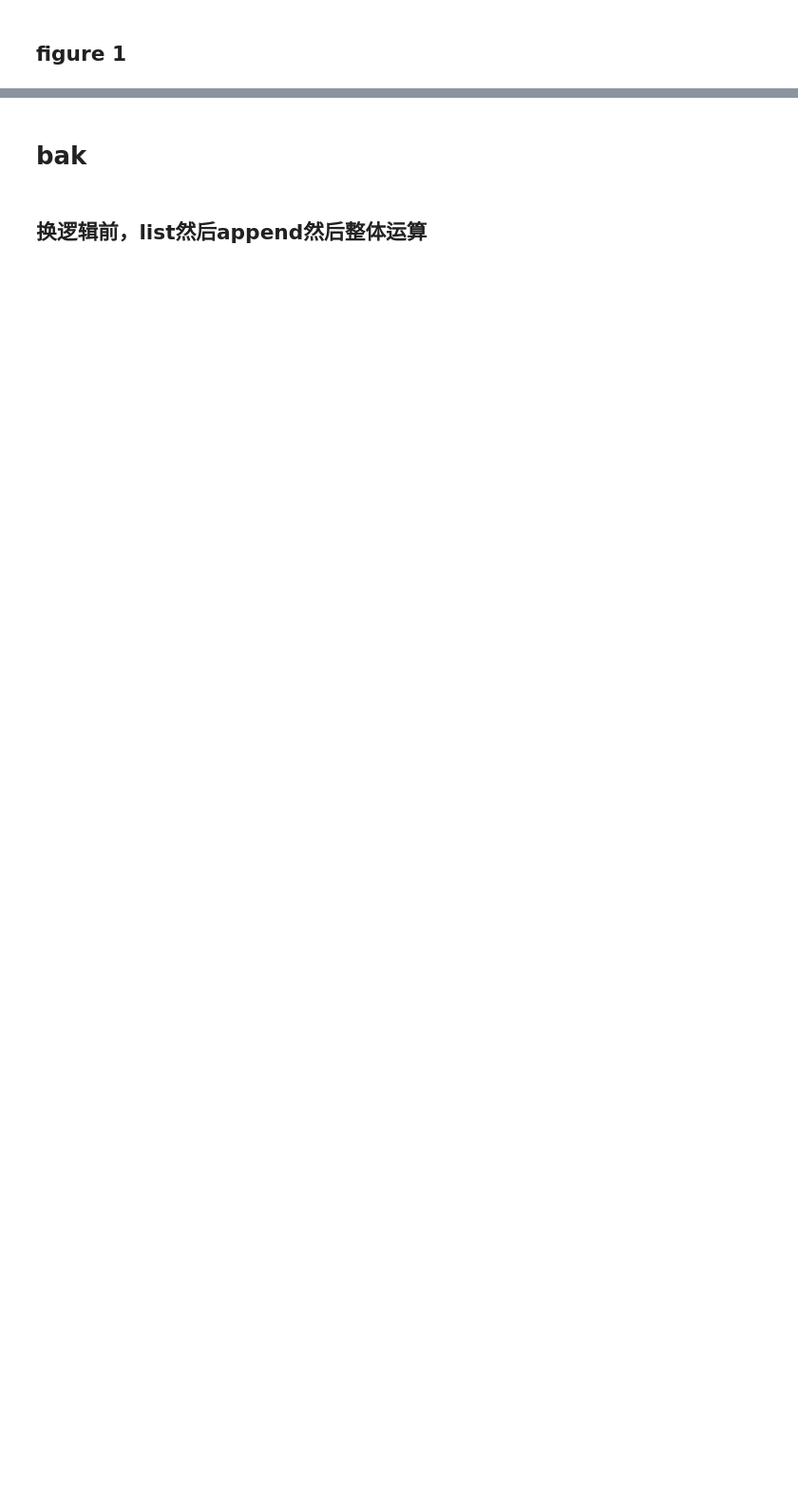
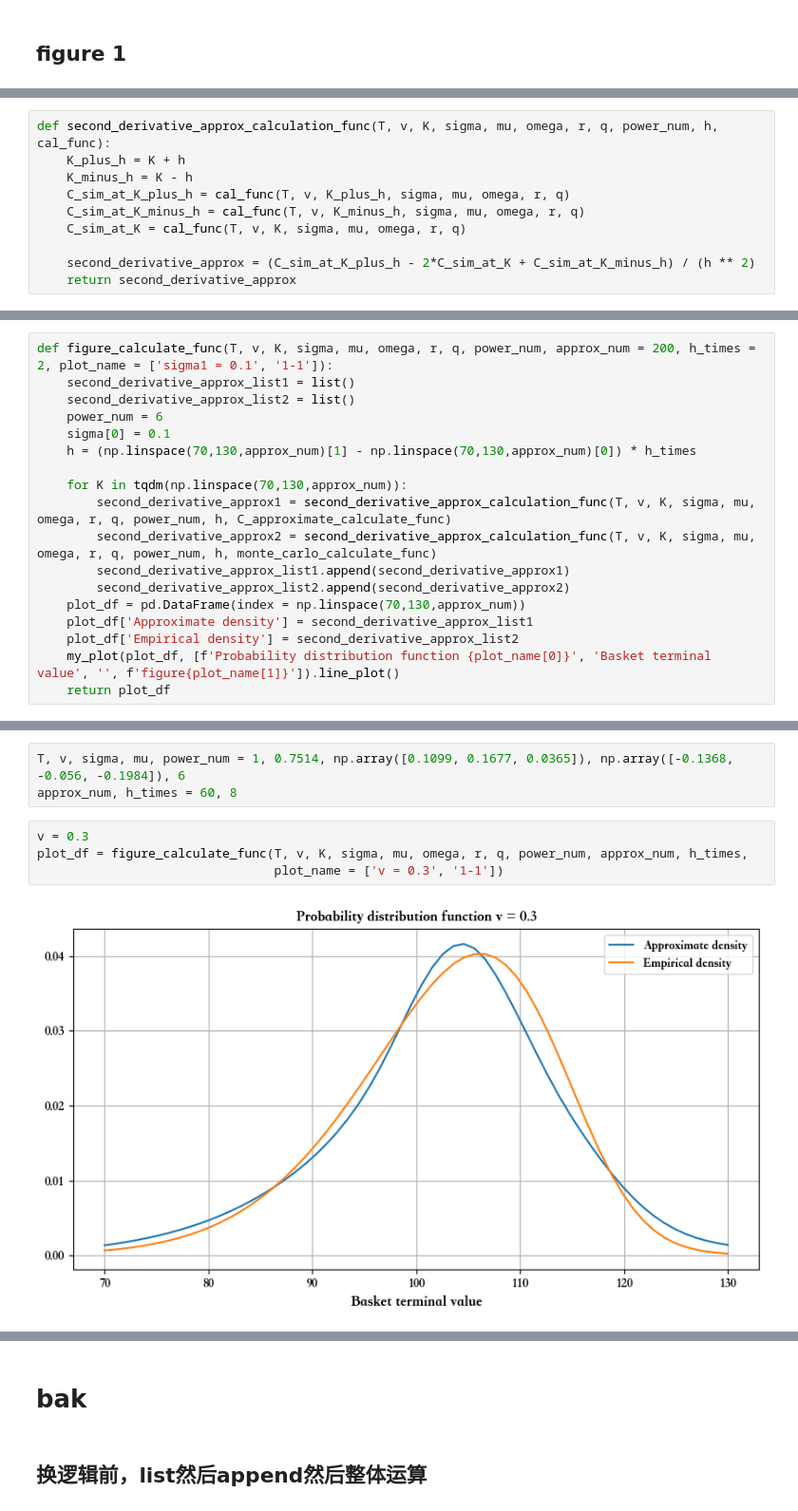
Before and after one commit to wjsbjl/The-multivariate-Variance-Gamma-model-basket-option-pricing-and-calibration, a Jupyter notebook: src/reproduction.ipynb, the cells around one changed output, grey strips where cells are left out. Shown at 95% size. Drawn from its saved outputs; the diff is of its cells as text; blank space fills up the shorter version.

Commit message:
230629 There may be a problem in approximation

```diff
--- a/src/reproduction.ipynb
+++ b/src/reproduction.ipynb
@@ -276,0 +232,10 @@ $$f_{\bar{S}}(K)=\mathrm{e}^{r T} \frac{\partial \bar{C}^2[K]}{\partial K^2}$$
+# %%
+def second_derivative_approx_calculation_func(T, v, K, sigma, mu, omega, r, q, power_num, h, cal_func):
+    K_plus_h = K + h
+    K_minus_h = K - h
+    C_sim_at_K_plus_h = cal_func(T, v, K_plus_h, sigma, mu, omega, r, q)
+    C_sim_at_K_minus_h = cal_func(T, v, K_minus_h, sigma, mu, omega, r, q)
+    C_sim_at_K = cal_func(T, v, K, sigma, mu, omega, r, q)
+
+    second_derivative_approx = (C_sim_at_K_plus_h - 2*C_sim_at_K + C_sim_at_K_minus_h) / (h ** 2)
+    return second_derivative_approx
@@ -276,0 +244,18 @@ $$f_{\bar{S}}(K)=\mathrm{e}^{r T} \frac{\partial \bar{C}^2[K]}{\partial K^2}$$
+# %%
+def figure_calculate_func(T, v, K, sigma, mu, omega, r, q, power_num, approx_num = 200, h_times = 2, plot_name = ['sigma1 = 0.1', '1-1']):
+    second_derivative_approx_list1 = list()
+    second_derivative_approx_list2 = list()
+    power_num = 6
+    sigma[0] = 0.1
+    h = (np.linspace(70,130,approx_num)[1] - np.linspace(70,130,approx_num)[0]) * h_times
+
+    for K in tqdm(np.linspace(70,130,approx_num)):
+        second_derivative_approx1 = second_derivative_approx_calculation_func(T, v, K, sigma, mu, omega, r, q, power_num, h, C_approximate_calculate_func)
+        second_derivative_approx2 = second_derivative_approx_calculation_func(T, v, K, sigma, mu, omega, r, q, power_num, h, monte_carlo_calculate_func)
+        second_derivative_approx_list1.append(second_derivative_approx1)
+        second_derivative_approx_list2.append(second_derivative_approx2)
+    plot_df = pd.DataFrame(index = np.linspace(70,130,approx_num))
+    plot_df['Approximate density'] = second_derivative_approx_list1
+    plot_df['Empirical density'] = second_derivative_approx_list2
+    my_plot(plot_df, [f'Probability distribution function {plot_name[0]}', 'Basket terminal value', '', f'figure{plot_name[1]}']).line_plot()
+    return plot_df
@@ -276,0 +268,9 @@ $$f_{\bar{S}}(K)=\mathrm{e}^{r T} \frac{\partial \bar{C}^2[K]}{\partial K^2}$$
+# %%
+T, v, sigma, mu, power_num = 1, 0.7514, np.array([0.1099, 0.1677, 0.0365]), np.array([-0.1368, -0.056, -0.1984]), 6
+approx_num, h_times = 60, 8
+# %%
+v = 0.3
+plot_df = figure_calculate_func(T, v, K, sigma, mu, omega, r, q, power_num, approx_num, h_times,
+                                plot_name = ['v = 0.3', '1-1'])
+# %% [output]
+[figure, added]
```
Also changed, not shown: parts of 54 cells of this notebook, 7 other files.
